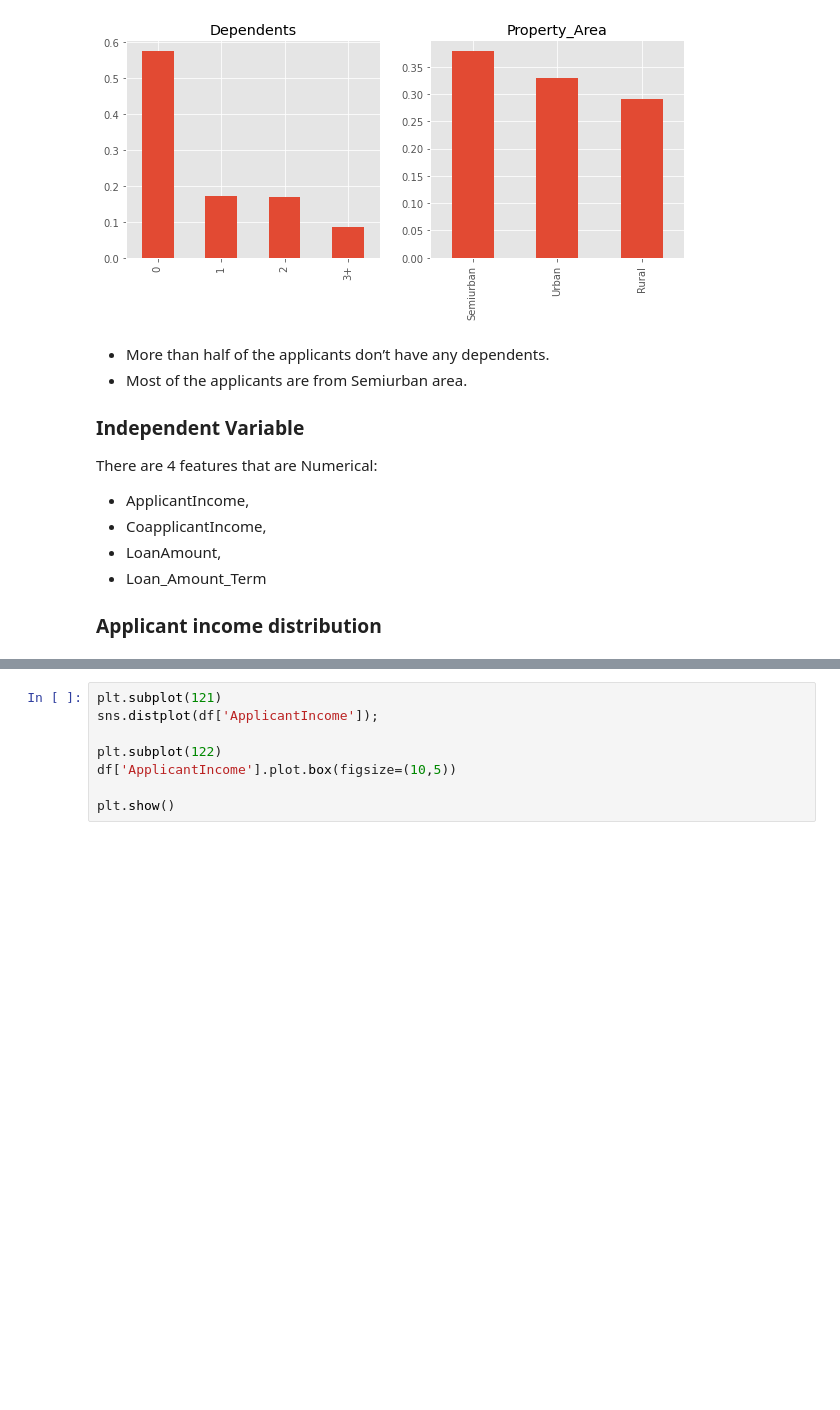
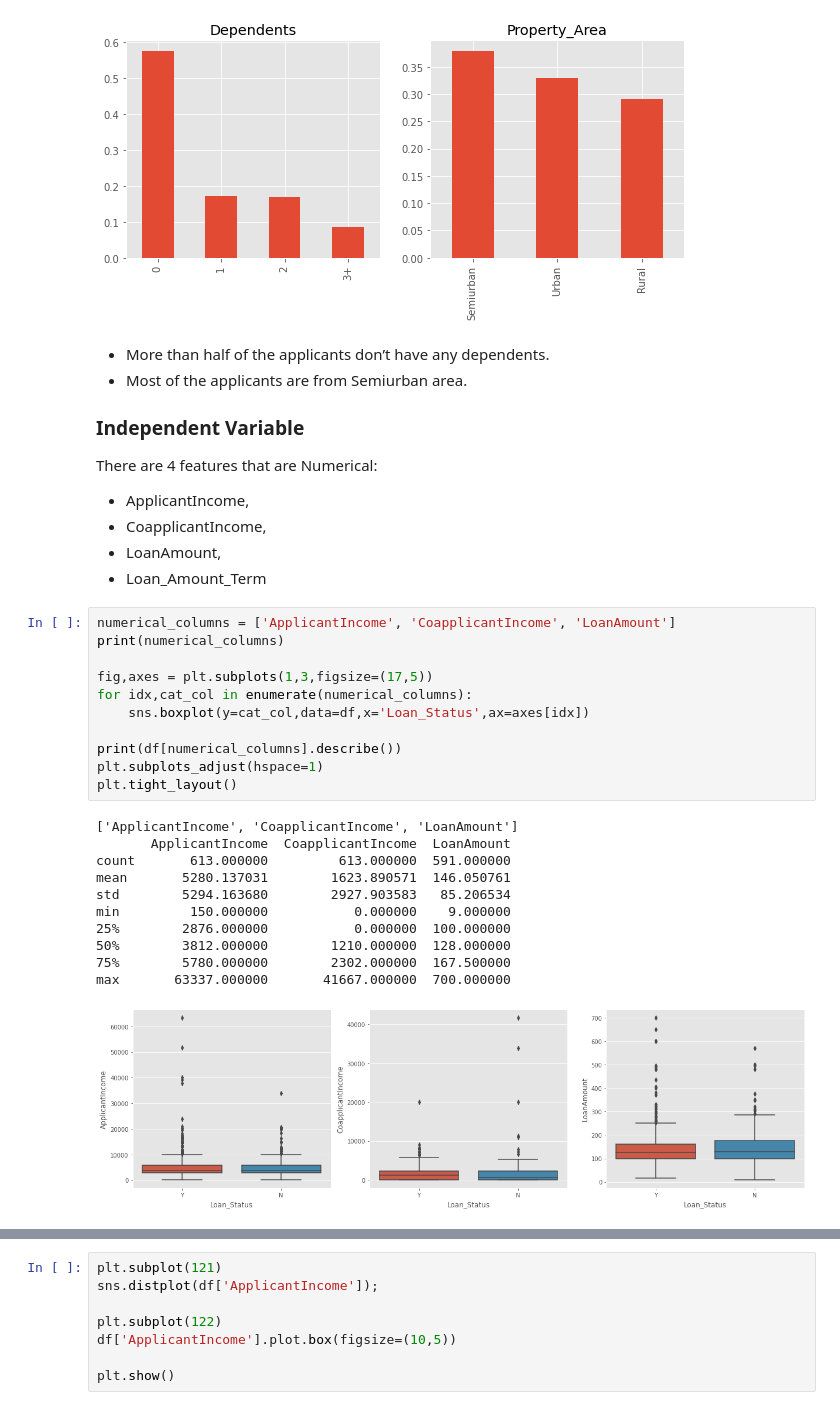
Before and after one commit to saritmaitra/Loan_approval_system, a Jupyter notebook: EDA_Loan_Approval_System.ipynb, the cells around one changed output, grey strips where cells are left out. Cells and saved outputs as stored; diff of their text form; blank space fills up the shorter version.

```diff
--- a/EDA_Loan_Approval_System.ipynb
+++ b/EDA_Loan_Approval_System.ipynb
@@ -194,5 +194,26 @@ There are 4 features that are Numerical:
 - CoapplicantIncome,
 - LoanAmount,
 - Loan_Amount_Term
-
-### Applicant income distribution
+# %%
+numerical_columns = ['ApplicantIncome', 'CoapplicantIncome', 'LoanAmount']
+print(numerical_columns)
+
+fig,axes = plt.subplots(1,3,figsize=(17,5))
+for idx,cat_col in enumerate(numerical_columns):
+    sns.boxplot(y=cat_col,data=df,x='Loan_Status',ax=axes[idx])
+
+print(df[numerical_columns].describe())
+plt.subplots_adjust(hspace=1)
+plt.tight_layout()
+# %% [output]
+['ApplicantIncome', 'CoapplicantIncome', 'LoanAmount']
+       ApplicantIncome  CoapplicantIncome  LoanAmount
+count       613.000000         613.000000  591.000000
+mean       5280.137031        1623.890571  146.050761
+std        5294.163680        2927.903583   85.206534
+min         150.000000           0.000000    9.000000
+25%        2876.000000           0.000000  100.000000
+50%        3812.000000        1210.000000  128.000000
+75%        5780.000000        2302.000000  167.500000
+max       63337.000000       41667.000000  700.000000
+[figure, added]
```
Also changed, not shown: parts of 1 cell of this notebook.
